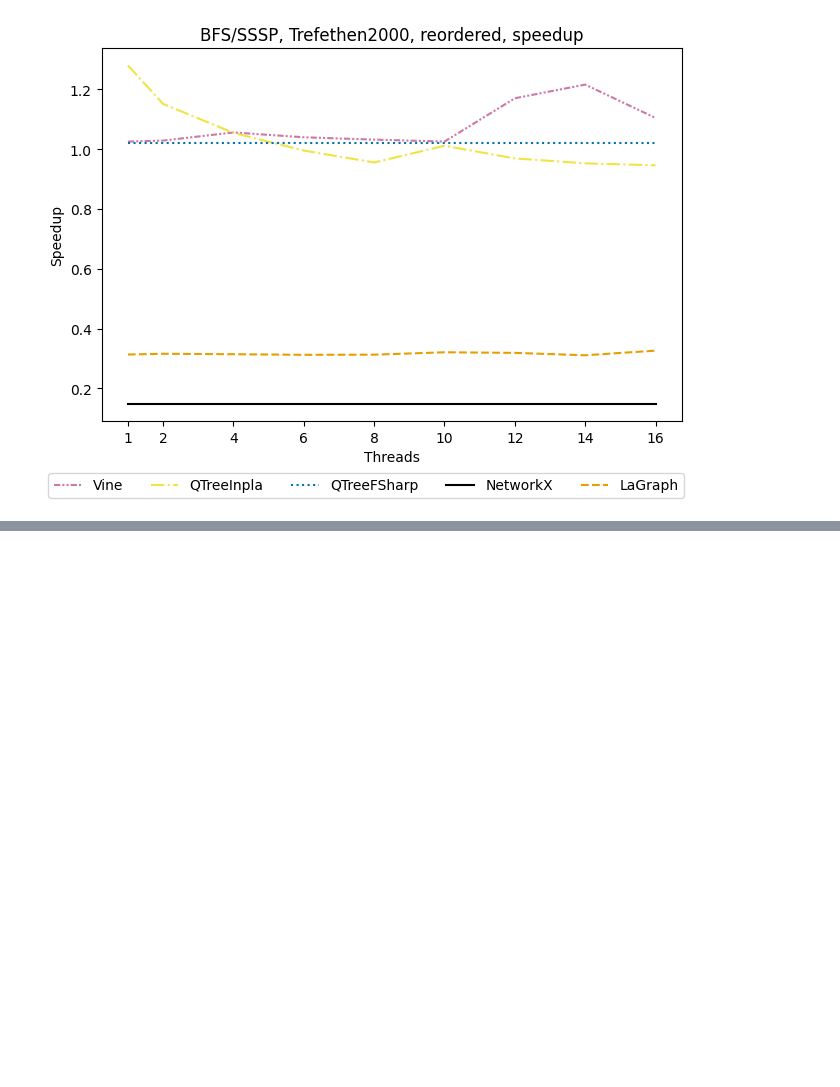
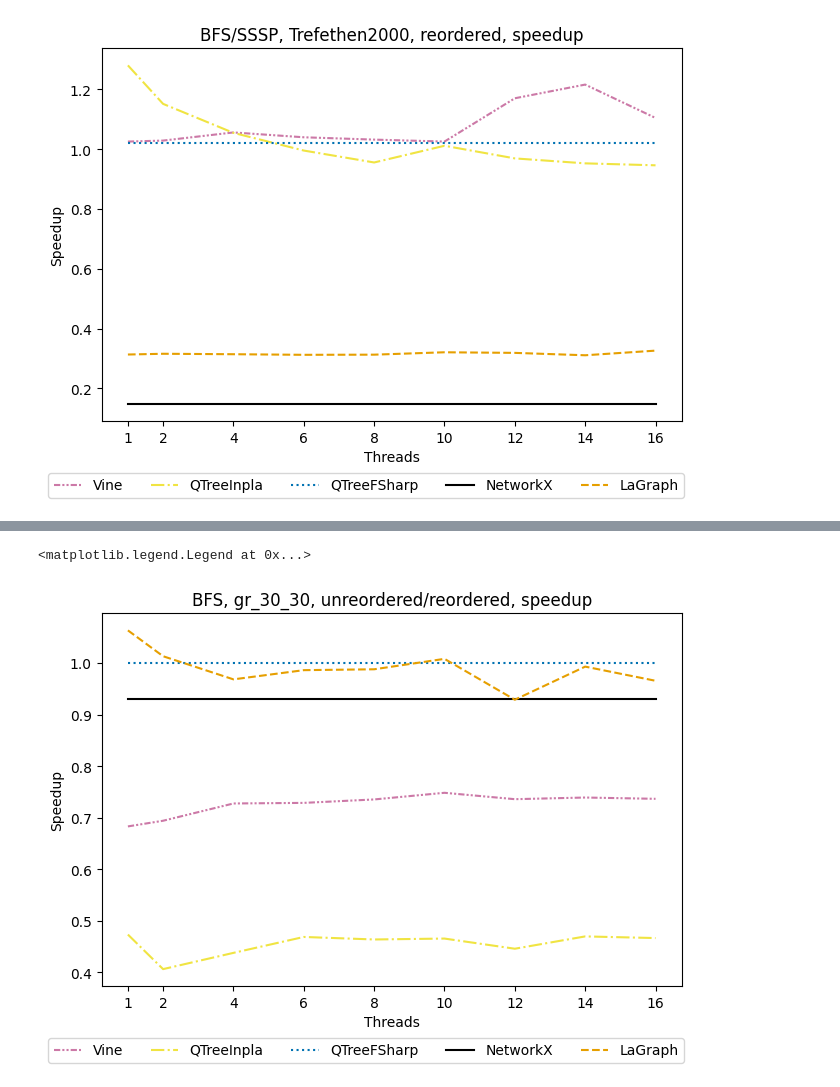
Before and after one commit to Lamagraph/graph-benchmarks, a Jupyter notebook: plots.ipynb, the cells around one changed output, grey strips where cells are left out. Drawn from its saved outputs; the diff is of its cells as text; code cells hidden in the pictures; blank space fills up the shorter version.

```diff
--- a/plots.ipynb
+++ b/plots.ipynb
@@ -532,0 +662,54 @@ fig.legend(loc="outside lower center", ncols=5)
+# %%
+gr_un_reord_bfs_inpla_ratio = gr_bfs_inpla_times / gr_reord_bfs_inpla_times
+gr_un_reord_bfs_fsharp_ratio = gr_bfs_fsharp_times / gr_reord_bfs_fsharp_times
+gr_un_reord_bfs_networkx_ratio = gr_bfs_networkx_times / gr_reord_bfs_networkx_times
+gr_un_reord_bfs_lagraph_ratio = gr_bfs_lagraph_times / gr_reord_bfs_lagraph_times
+gr_un_reord_bfs_vine_ratio = gr_bfs_vine_times / gr_reord_bfs_vine_times
+# %%
+fig, ax = plt.subplots(layout="constrained")
+ax.set_title("BFS, gr_30_30, unreordered/reordered, speedup")
+
+ax.set_xticks(thread_counts)
+ax.set_xlabel("Threads")
+ax.set_ylabel("Speedup")
+
+ax.plot(
+    thread_counts,
+    gr_un_reord_bfs_vine_ratio,
+    color="#CC79A7",
+    linestyle=(0, (3, 1, 1, 1, 1, 1)),
+    label="Vine",
+)
+ax.plot(
+    thread_counts,
+    gr_un_reord_bfs_inpla_ratio,
+    color="#F0E442",
+    linestyle="-.",
+    label="QTreeInpla",
+)
+ax.plot(
+    thread_counts,
+    gr_un_reord_bfs_fsharp_ratio,
+    color="#0072B2",
+    linestyle=":",
+    label="QTreeFSharp",
+)
+ax.plot(
+    thread_counts,
+    gr_un_reord_bfs_networkx_ratio,
+    color="#000000",
+    linestyle="-",
+    label="NetworkX",
+)
+ax.plot(
+    thread_counts,
+    gr_un_reord_bfs_lagraph_ratio,
+    color="#E69F00",
+    linestyle="--",
+    label="LaGraph",
+)
+
+fig.legend(loc="outside lower center", ncols=5)
+# %% [output]
+<matplotlib.legend.Legend at 0x...>
+[figure, added]
```
Also changed, not shown: parts of 21 cells of this notebook.
